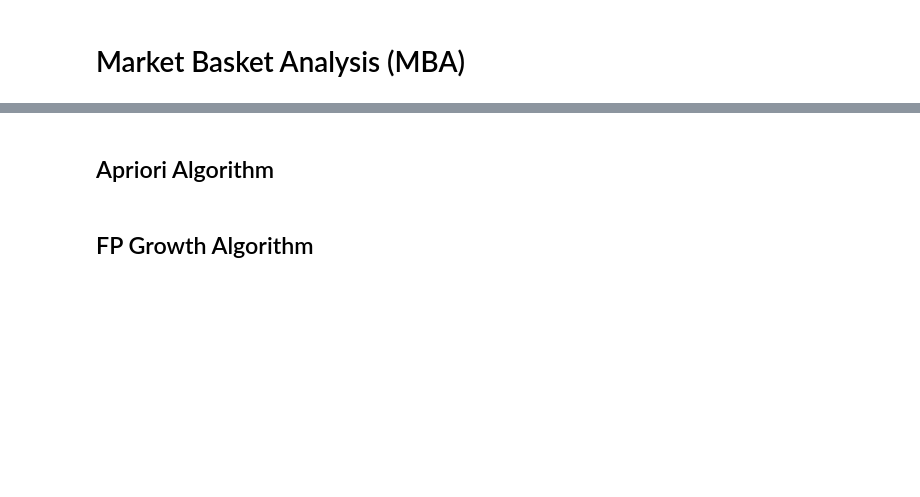
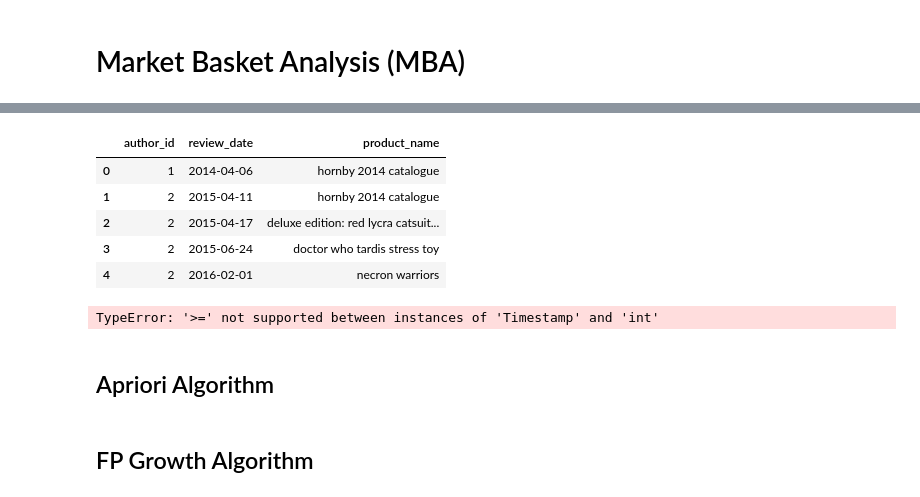
Before and after one commit to FJGM2023015/Recommendation-System-Market-Basket-Analysis-, a Jupyter notebook: recomm_system_market_basket_analysis.ipynb, the cells around one changed output, grey strips where cells are left out. Cells and saved outputs as stored; diff of their text form; code cells hidden in the pictures; blank space fills up the shorter version.

```diff
--- a/recomm_system_market_basket_analysis.ipynb
+++ b/recomm_system_market_basket_analysis.ipynb
@@ -857,0 +878,18 @@ df_groceries.isnull().sum()
+# %%
+# Paso 2: Crear el Conjunto de Datos de la Cesta
+# Debemos agrupar por author_id y review_date para identificar transacciones únicas,
+# y luego listar los uniq_id de los productos comprados en cada transacción.
+
+# Agrupar por author_id y review_date y listar los 'product_name'
+basket = (df_mba.groupby(['author_id', 'review_date'])['product_name']
+          .apply(lambda x: ','.join(x))
+          .reset_index())
+
+basket.head()
+# %% [output]
+|  | author_id | review_date | product_name |
+| 0 | 1 | 2014-04-06 | hornby 2014 catalogue |
+| 1 | 2 | 2015-04-11 | hornby 2014 catalogue |
+| 2 | 2 | 2015-04-17 | deluxe edition: red lycra catsuit... |
+| 3 | 2 | 2015-06-24 | doctor who tardis stress toy |
+| 4 | 2 | 2016-02-01 | necron warriors |
@@ -857,0 +898,8 @@ df_groceries.isnull().sum()
+# %%
+# Paso 3: Codificar el Conjunto de Datos Convertimos las cantidades a 0 y 1,
+# donde 1 indica que el producto estuvo presente en la transacción.
+
+# Aplicar la codificación
+basket_sets = basket.applymap(lambda x: 1 if x >= 1 else 0)
+# %% [output]
+TypeError: '>=' not supported between instances of 'Timestamp' and 'int'
```
Also changed, not shown: parts of 37 cells of this notebook.
